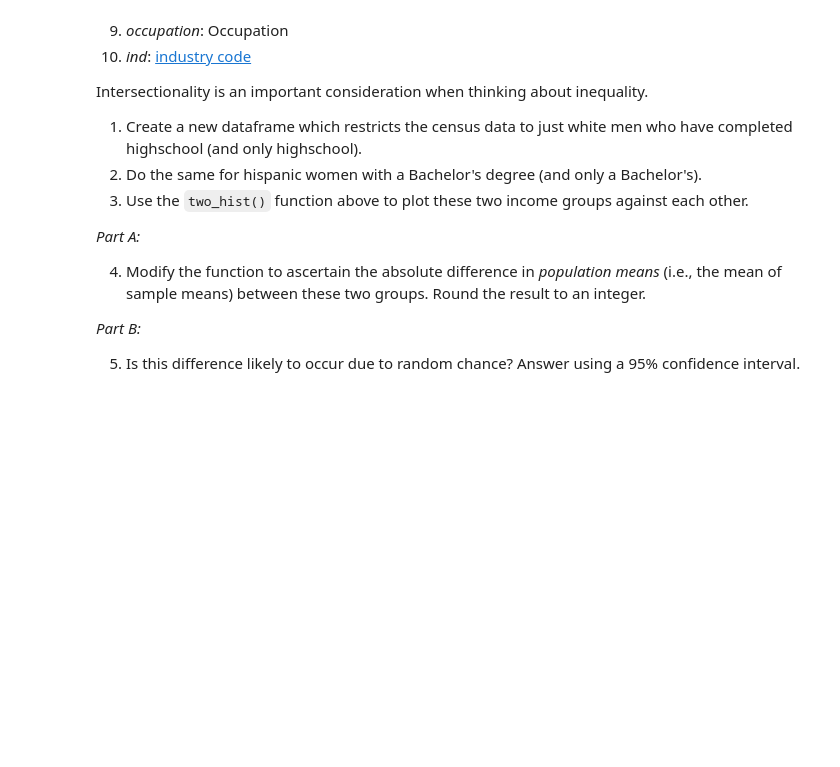
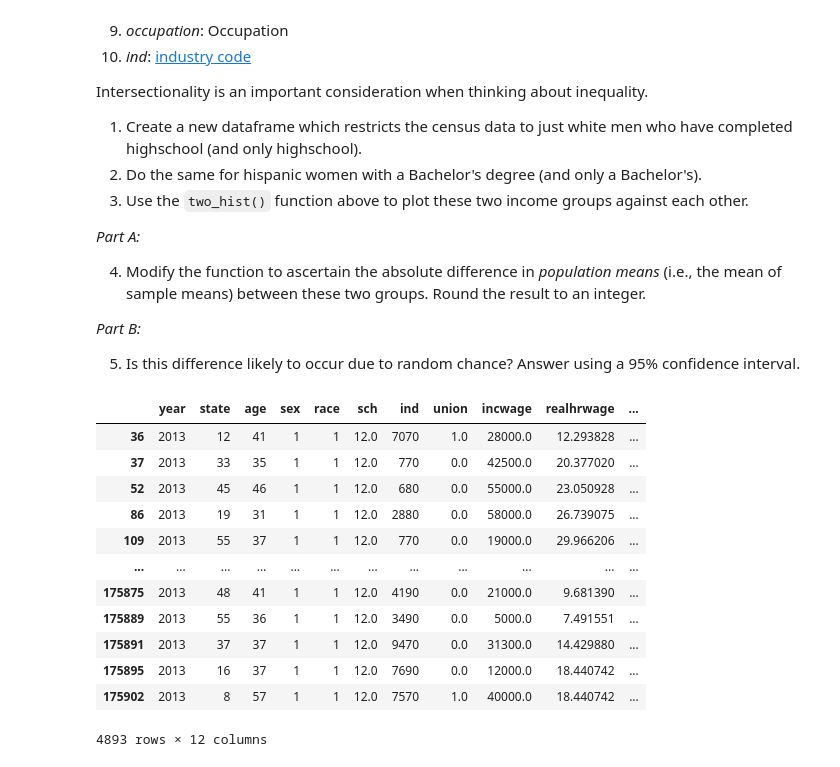
Before and after one commit to Sammy-aaa/QM2-1, a Jupyter notebook: notebooks/W05. Distributions and Basic Statistics.ipynb, the cells around one changed output. Cells and saved outputs as stored; diff of their text form; code cells hidden in the pictures; blank space fills up the shorter version.

```diff
--- a/notebooks/W05. Distributions and Basic Statistics.ipynb
+++ b/notebooks/W05. Distributions and Basic Statistics.ipynb
@@ -536,3 +539,20 @@ Intersectionality is an important consideration when thinking about inequality.
 *Part B:*
 
 5. Is this difference likely to occur due to random chance? Answer using a 95% confidence interval.
+# %%
+highschoolwhitemen=df[(df['sch']==12) & (df['sex']==1) & (df['race']==1)]
+highschoolwhitemen
+# %% [output]
+|  | year | state | age | sex | race | sch | ind | union | incwage | realhrwage | ... |
+| 36 | 2013 | 12 | 41 | 1 | 1 | 12.0 | 7070 | 1.0 | 28000.0 | 12.293828 | ... |
+| 37 | 2013 | 33 | 35 | 1 | 1 | 12.0 | 770 | 0.0 | 42500.0 | 20.377020 | ... |
+| 52 | 2013 | 45 | 46 | 1 | 1 | 12.0 | 680 | 0.0 | 55000.0 | 23.050928 | ... |
+| 86 | 2013 | 19 | 31 | 1 | 1 | 12.0 | 2880 | 0.0 | 58000.0 | 26.739075 | ... |
+| 109 | 2013 | 55 | 37 | 1 | 1 | 12.0 | 770 | 0.0 | 19000.0 | 29.966206 | ... |
+| ... | ... | ... | ... | ... | ... | ... | ... | ... | ... | ... | ... |
+| 175875 | 2013 | 48 | 41 | 1 | 1 | 12.0 | 4190 | 0.0 | 21000.0 | 9.681390 | ... |
+| 175889 | 2013 | 55 | 36 | 1 | 1 | 12.0 | 3490 | 0.0 | 5000.0 | 7.491551 | ... |
+| 175891 | 2013 | 37 | 37 | 1 | 1 | 12.0 | 9470 | 0.0 | 31300.0 | 14.429880 | ... |
+| 175895 | 2013 | 16 | 37 | 1 | 1 | 12.0 | 7690 | 0.0 | 12000.0 | 18.440742 | ... |
+| 175902 | 2013 | 8 | 57 | 1 | 1 | 12.0 | 7570 | 1.0 | 40000.0 | 18.440742 | ... |
+4893 rows × 12 columns
```
Also changed, not shown: parts of 17 cells of this notebook.
